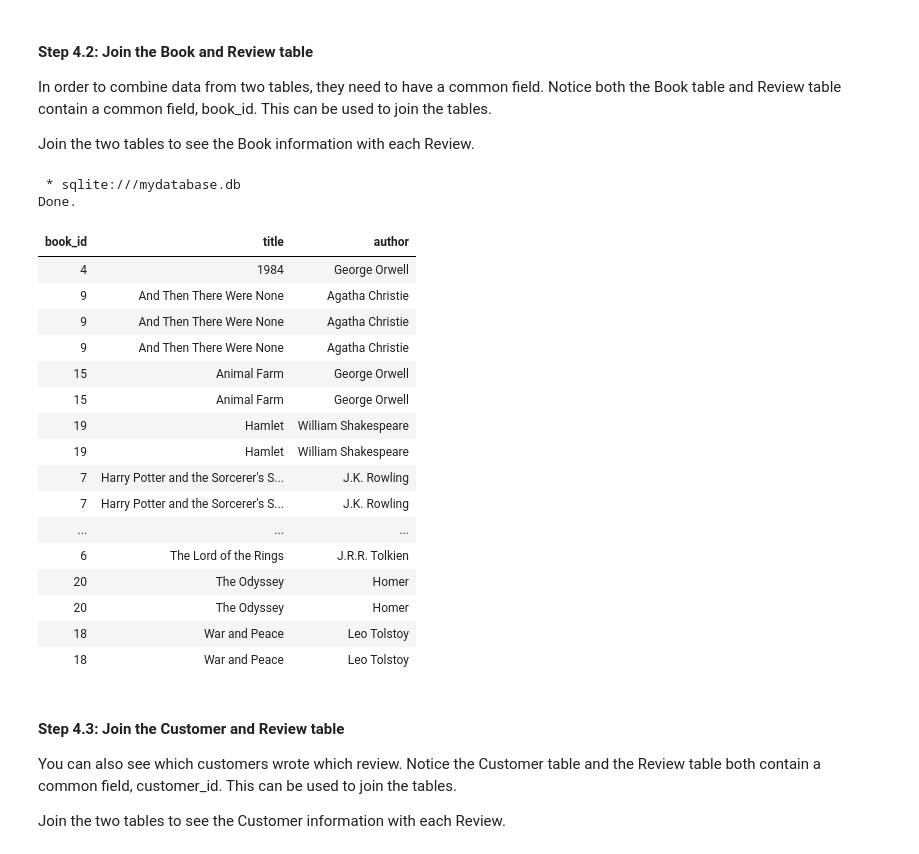
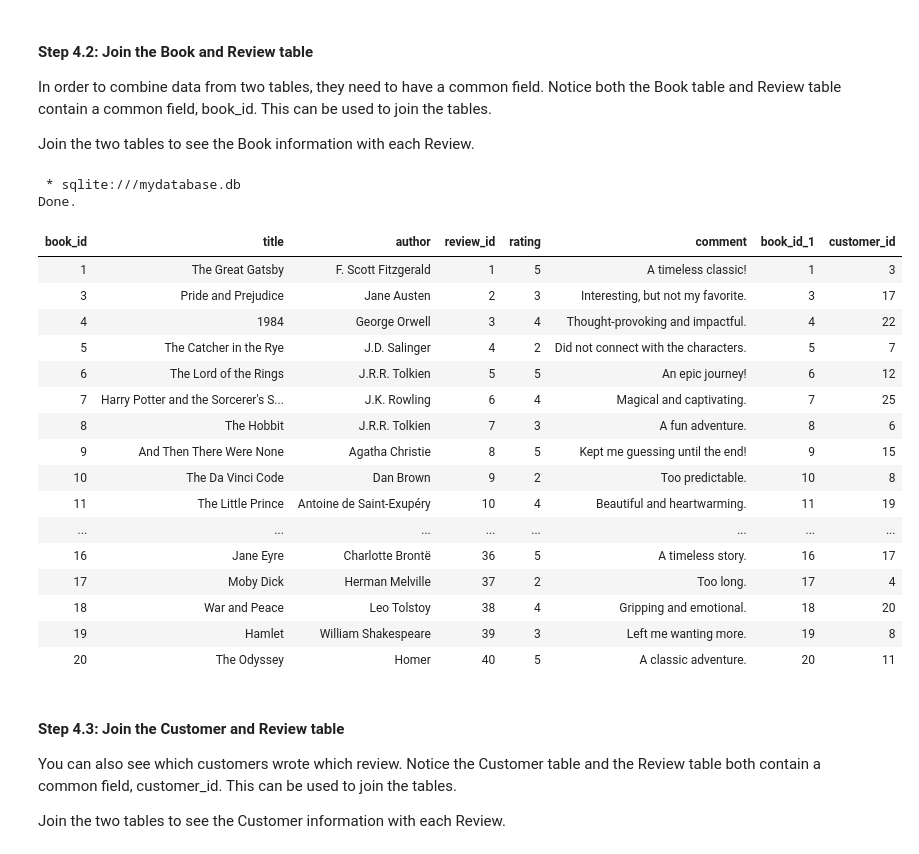
Before and after one commit to dennislamcv1/MSPYTHON, a Jupyter notebook: Web Development with Python/C4_M3_L01.ipynb, the cells around one changed output. Drawn from its saved outputs; the diff is of its cells as text; code cells hidden in the pictures.

```diff
--- a/Web Development with Python/C4_M3_L01.ipynb
+++ b/Web Development with Python/C4_M3_L01.ipynb
@@ -475,30 +485,29 @@ In order to combine data from two tables, they need to have a common field. Noti
 Join the two tables to see the Book information with each Review.
 # %%
 %%sql
-SELECT Book.book_id, Book.title, Book.author
+SELECT *
 FROM Book
-INNER JOIN Review ON Book.book_id = Review.book_id
-ORDER BY Book.title;
+INNER JOIN Review ON Book.book_id = Review.book_id;
 # %% [output]
  * sqlite:///mydatabase.db
 Done.
-| book_id | title | author |
-| 4 | 1984 | George Orwell |
-| 9 | And Then There Were None | Agatha Christie |
-| 9 | And Then There Were None | Agatha Christie |
-| 9 | And Then There Were None | Agatha Christie |
-| 15 | Animal Farm | George Orwell |
-| 15 | Animal Farm | George Orwell |
-| 19 | Hamlet | William Shakespeare |
-| 19 | Hamlet | William Shakespeare |
-| 7 | Harry Potter and the Sorcerer's S... | J.K. Rowling |
-| 7 | Harry Potter and the Sorcerer's S... | J.K. Rowling |
-| ... | ... | ... |
-| 6 | The Lord of the Rings | J.R.R. Tolkien |
-| 20 | The Odyssey | Homer |
-| 20 | The Odyssey | Homer |
-| 18 | War and Peace | Leo Tolstoy |
-| 18 | War and Peace | Leo Tolstoy |
+| book_id | title | author | review_id | rating | comment | book_id_1 | customer_id |
+| 1 | The Great Gatsby | F. Scott Fitzgerald | 1 | 5 | A timeless classic! | 1 | 3 |
+| 3 | Pride and Prejudice | Jane Austen | 2 | 3 | Interesting, but not my favorite. | 3 | 17 |
+| 4 | 1984 | George Orwell | 3 | 4 | Thought-provoking and impactful. | 4 | 22 |
+| 5 | The Catcher in the Rye | J.D. Salinger | 4 | 2 | Did not connect with the characters. | 5 | 7 |
+| 6 | The Lord of the Rings | J.R.R. Tolkien | 5 | 5 | An epic journey! | 6 | 12 |
+| 7 | Harry Potter and the Sorcerer's S... | J.K. Rowling | 6 | 4 | Magical and captivating. | 7 | 25 |
+| 8 | The Hobbit | J.R.R. Tolkien | 7 | 3 | A fun adventure. | 8 | 6 |
+| 9 | And Then There Were None | Agatha Christie | 8 | 5 | Kept me guessing until the end! | 9 | 15 |
+| 10 | The Da Vinci Code | Dan Brown | 9 | 2 | Too predictable. | 10 | 8 |
+| 11 | The Little Prince | Antoine de Saint-Exupéry | 10 | 4 | Beautiful and heartwarming. | 11 | 19 |
+| ... | ... | ... | ... | ... | ... | ... | ... |
+| 16 | Jane Eyre | Charlotte Brontë | 36 | 5 | A timeless story. | 16 | 17 |
+| 17 | Moby Dick | Herman Melville | 37 | 2 | Too long. | 17 | 4 |
+| 18 | War and Peace | Leo Tolstoy | 38 | 4 | Gripping and emotional. | 18 | 20 |
+| 19 | Hamlet | William Shakespeare | 39 | 3 | Left me wanting more. | 19 | 8 |
+| 20 | The Odyssey | Homer | 40 | 5 | A classic adventure. | 20 | 11 |
 # %%
 # Checking Your Results
 # %% [markdown]
```
Also changed, not shown: parts of 5 cells of this notebook, 1 other file.
